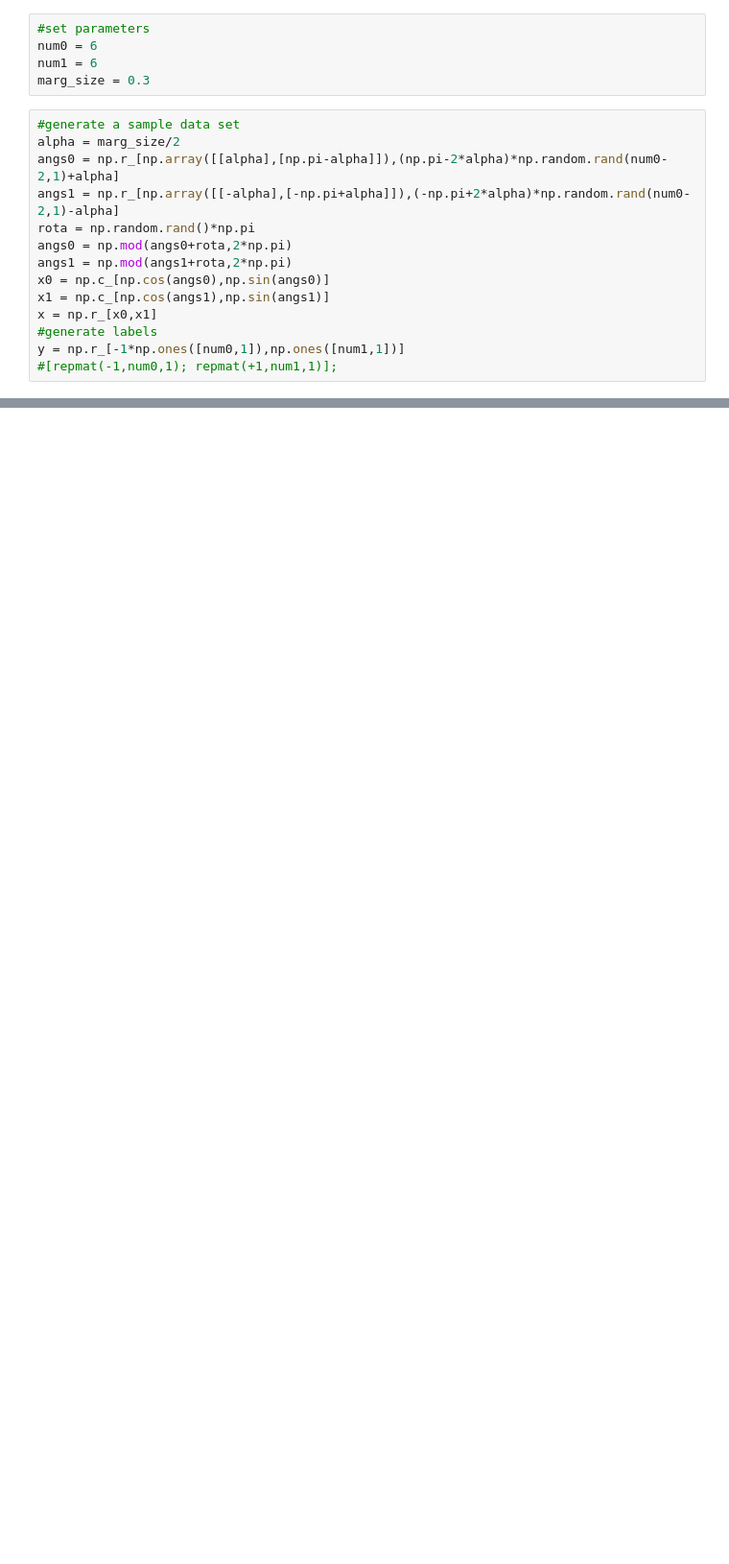
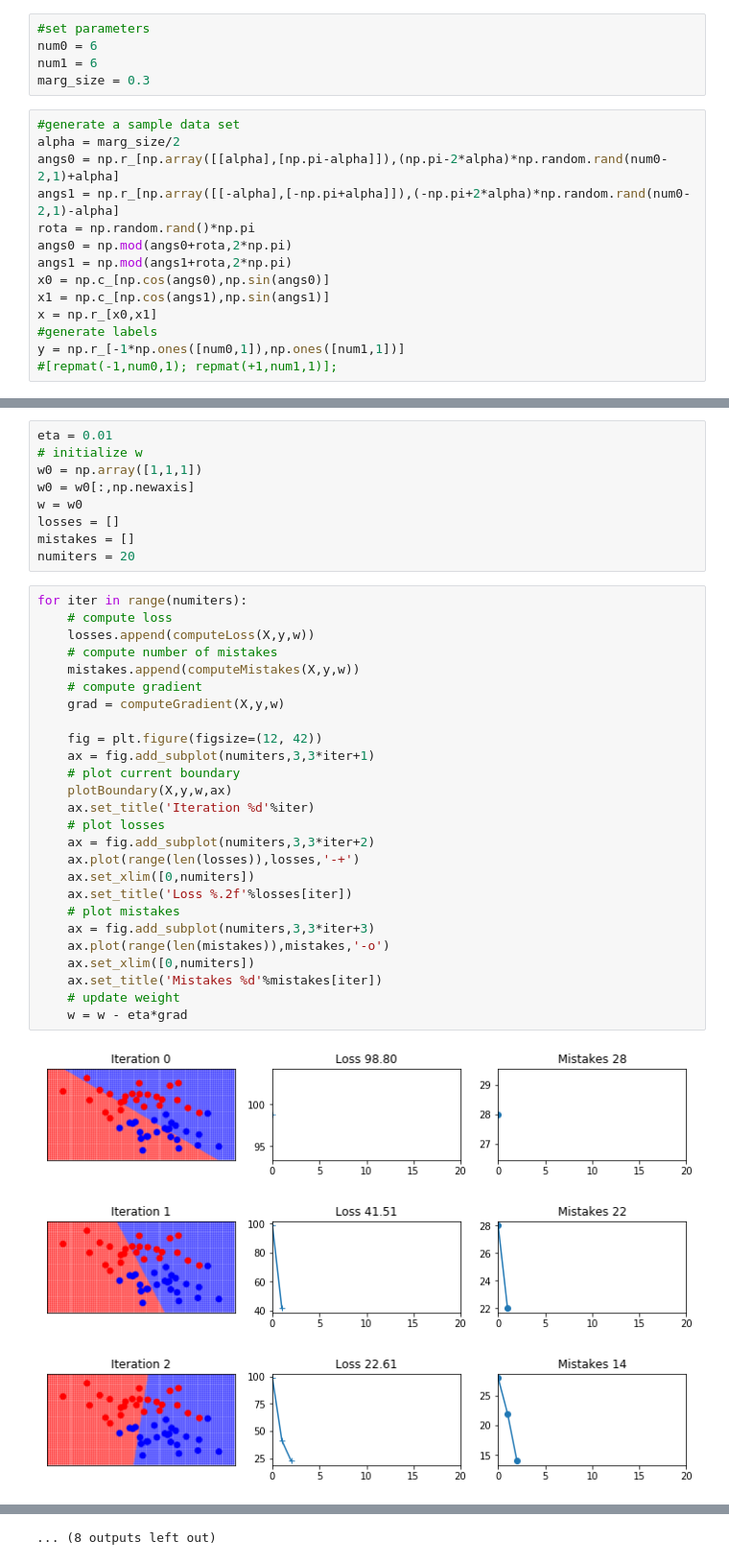
Before and after one commit to ubdsgroup/mlcourse-ub-notebooks, a Jupyter notebook: notebooks/PerceptronDemo.ipynb, the cells around one changed output, grey strips where cells are left out. Shown at 96% size. Cells and saved outputs as stored; diff of their text form; blank space fills up the shorter version.

Commit message:
Added Gradient Descent Demo

```diff
--- a/notebooks/PerceptronDemo.ipynb
+++ b/notebooks/PerceptronDemo.ipynb
@@ -81,0 +162,39 @@ for iter in range(2):
+# %%
+eta = 0.01
+# initialize w
+w0 = np.array([1,1,1])
+w0 = w0[:,np.newaxis]
+w = w0
+losses = []
+mistakes = []
+numiters = 20
+# %%
+for iter in range(numiters):
+    # compute loss
+    losses.append(computeLoss(X,y,w))
+    # compute number of mistakes
+    mistakes.append(computeMistakes(X,y,w))
+    # compute gradient
+    grad = computeGradient(X,y,w)
+
+    fig = plt.figure(figsize=(12, 42))
+    ax = fig.add_subplot(numiters,3,3*iter+1)
+    # plot current boundary
+    plotBoundary(X,y,w,ax)
+    ax.set_title('Iteration %d'%iter)
+    # plot losses
+    ax = fig.add_subplot(numiters,3,3*iter+2)
+    ax.plot(range(len(losses)),losses,'-+')
+    ax.set_xlim([0,numiters])
+    ax.set_title('Loss %.2f'%losses[iter])
+    # plot mistakes
+    ax = fig.add_subplot(numiters,3,3*iter+3)
+    ax.plot(range(len(mistakes)),mistakes,'-o')
+    ax.set_xlim([0,numiters])
+    ax.set_title('Mistakes %d'%mistakes[iter])
+    # update weight
+    w = w - eta*grad
+# %% [output]
+[figure, added]
+[figure, added]
+[figure, added]
@@ -81,0 +210 @@ for iter in range(2):
+... (8 outputs left out)
```
Also changed, not shown: parts of 12 cells of this notebook.
